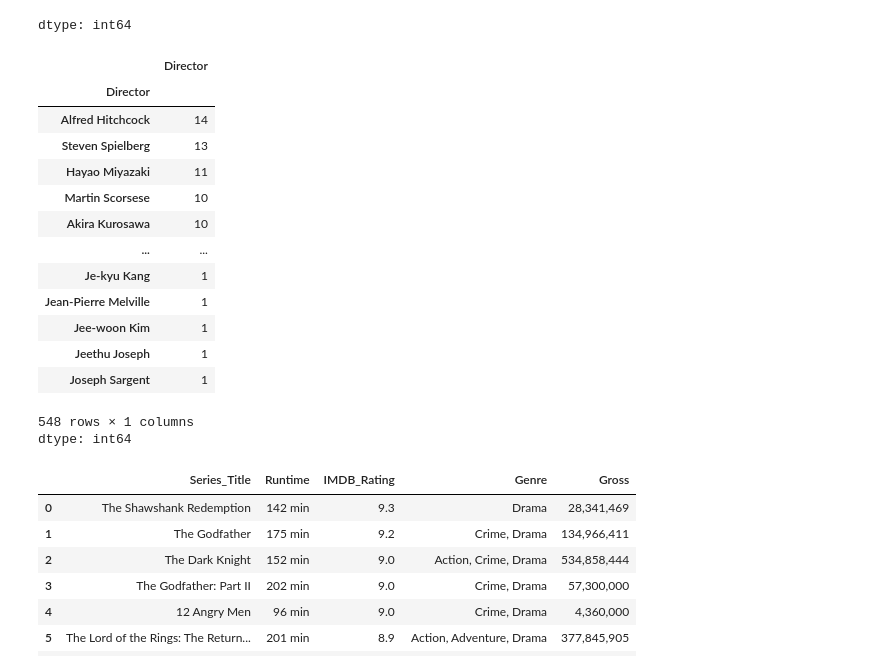
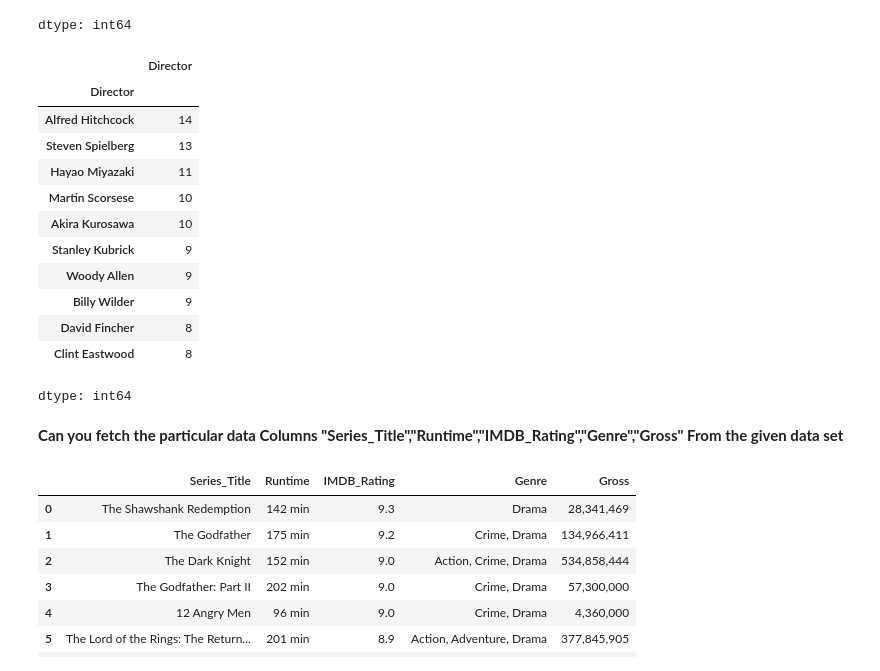
Before and after one commit to 007arjungangwar/Programming-in-Python-Section1, a Jupyter notebook: 03_04_2026_Imdb.ipynb, the cells around one changed output. Cells and saved outputs as stored; diff of their text form; code cells hidden in the pictures.

```diff
--- a/03_04_2026_Imdb.ipynb
+++ b/03_04_2026_Imdb.ipynb
@@ -144,23 +179,23 @@ df["Director"].value_counts().head(10)
 | Christopher Nolan | 8 |
 dtype: int64
 # %%
-df.groupby("Director")["Director"].count().sort_values(ascending=False)
+df.groupby("Director")["Director"].count().sort_values(ascending=False).head(10)
 # %% [output]
 |  | Director |
 | Director |  |
 | Alfred Hitchcock | 14 |
 | Steven Spielberg | 13 |
 | Hayao Miyazaki | 11 |
 | Martin Scorsese | 10 |
 | Akira Kurosawa | 10 |
-| ... | ... |
-| Je-kyu Kang | 1 |
-| Jean-Pierre Melville | 1 |
-| Jee-woon Kim | 1 |
-| Jeethu Joseph | 1 |
-| Joseph Sargent | 1 |
+| Stanley Kubrick | 9 |
+| Woody Allen | 9 |
+| Billy Wilder | 9 |
+| David Fincher | 8 |
+| Clint Eastwood | 8 |
-548 rows × 1 columns
 dtype: int64
+# %% [markdown]
+**Can you fetch the particular data Columns "Series_Title","Runtime","IMDB_Rating","Genre","Gross" From the given data set**
 # %%
 df[["Series_Title","Runtime","IMDB_Rating","Genre","Gross"]].head(10)
 # %% [output]
```
Also changed, not shown: parts of 87 cells of this notebook.
